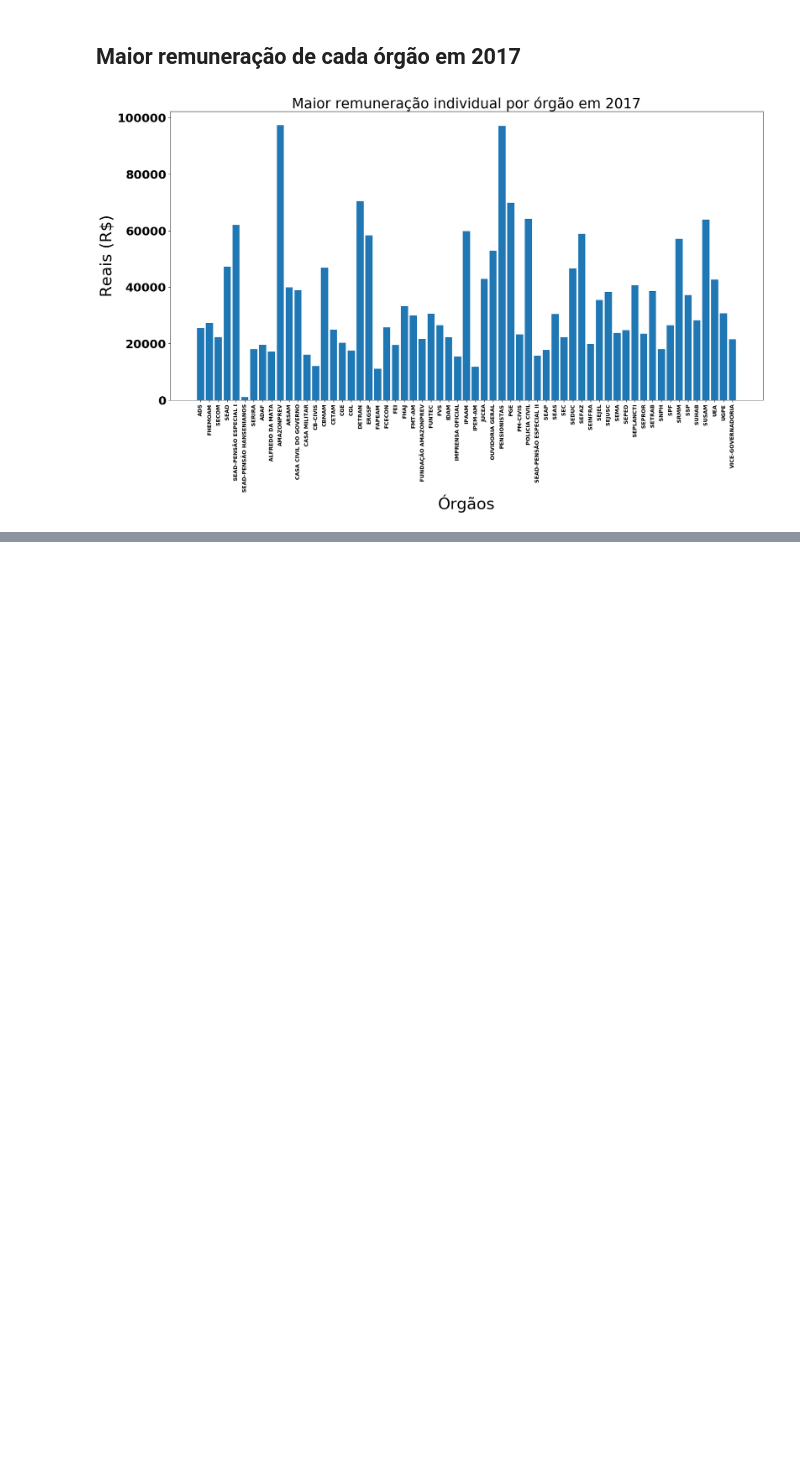
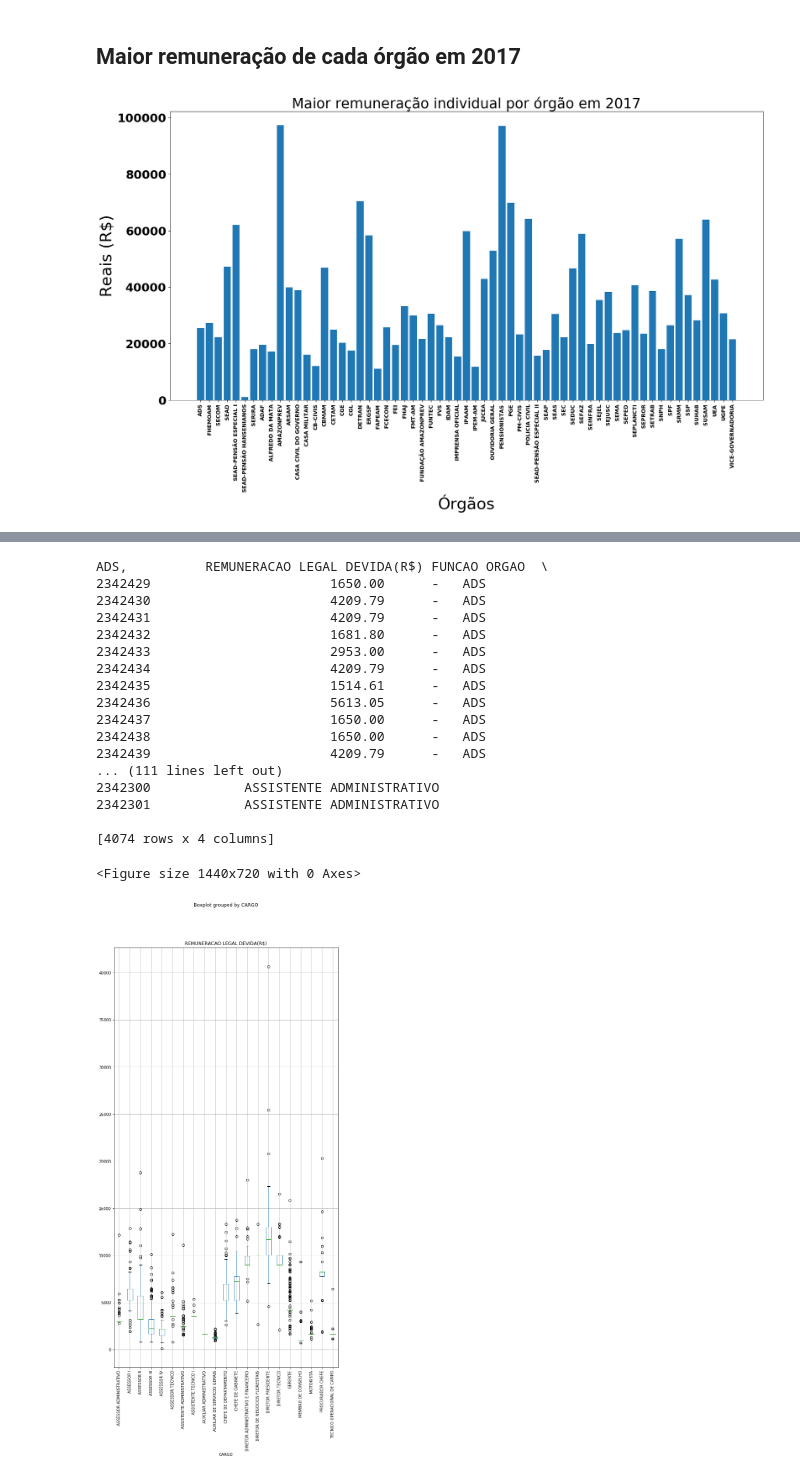
Before and after one commit to ViniPessoa8/PAIC, a Jupyter notebook: notebooks/plotagens.ipynb, the cells around one changed output, grey strips where cells are left out. Cells and saved outputs as stored; diff of their text form; code cells hidden in the pictures; blank space fills up the shorter version.

```diff
--- a/notebooks/plotagens.ipynb
+++ b/notebooks/plotagens.ipynb
@@ -385,0 +433,31 @@ plot_bar('Maior remuneração individual por órgão em 2017', orgaos, data, 'Ó
+# %%
+plt.figure(figsize=(20,10))
+for orgao in orgaos:
+    print(orgao, end=', ')
+    rem_plot = rem_org[rem_org['ORGAO'] == orgao]
+#     print(rem_plot)
+    rem_plot = rem_plot[['REMUNERACAO LEGAL DEVIDA(R$)','FUNCAO','ORGAO', 'CARGO']]
+#     rem_plot = rem_plot.groupby('CARGO').sum()
+    print(rem_plot)
+    rem_plot.boxplot(by='CARGO', column='REMUNERACAO LEGAL DEVIDA(R$)', figsize=(10,20), rot=90)
+    break
+# %% [output]
+ADS,          REMUNERACAO LEGAL DEVIDA(R$) FUNCAO ORGAO  \
+2342429                       1650.00      -   ADS
+2342430                       4209.79      -   ADS
+2342431                       4209.79      -   ADS
+2342432                       1681.80      -   ADS
+2342433                       2953.00      -   ADS
+2342434                       4209.79      -   ADS
+2342435                       1514.61      -   ADS
+2342436                       5613.05      -   ADS
+2342437                       1650.00      -   ADS
+2342438                       1650.00      -   ADS
+2342439                       4209.79      -   ADS
+... (111 lines left out)
+2342300            ASSISTENTE ADMINISTRATIVO
+2342301            ASSISTENTE ADMINISTRATIVO
+
+[4074 rows x 4 columns]
+<Figure size 1440x720 with 0 Axes>
+[figure, added]
```
Also changed, not shown: parts of 6 cells of this notebook, 2 other files.
